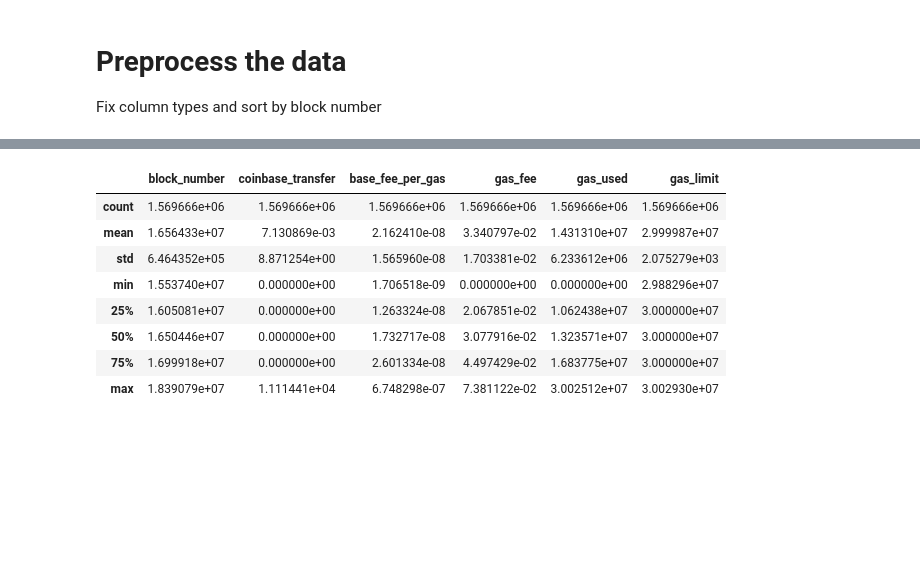
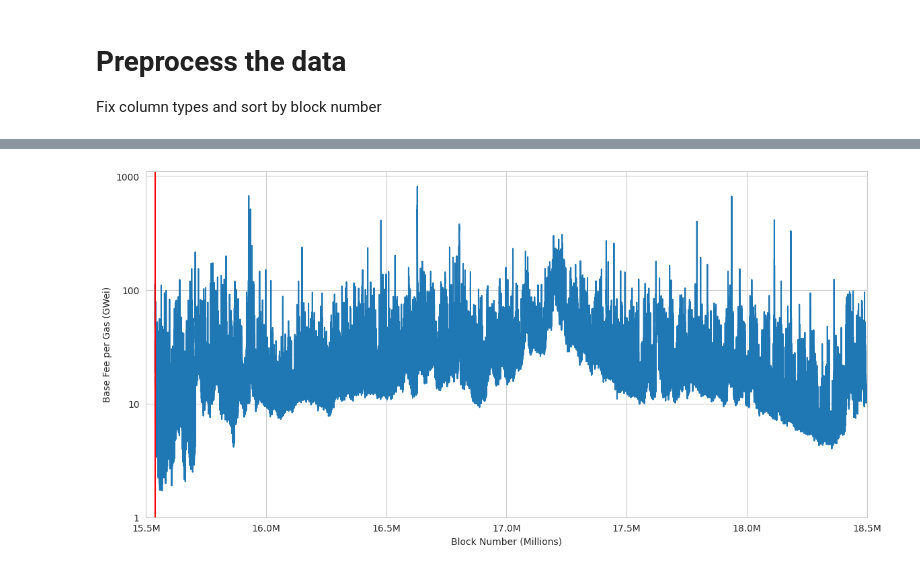
Before and after one commit to noushkia/TLSC, a Jupyter notebook: block_analysis.ipynb, the cells around one changed output, grey strips where cells are left out. Saved outputs shown, nothing was run; the diff lists cells and outputs as text; code cells hidden in the pictures; blank space fills up the shorter version.

```diff
--- a/block_analysis.ipynb
+++ b/block_analysis.ipynb
@@ -46,14 +41,27 @@ blocks_df.describe()
-# %%
-# Get the row with max gas fee
-normal_blocks = blocks_df[(blocks_df["gas_fee"] < 7.381128e-02)]
-normal_blocks.describe()
-# %% [output]
-|  | block_number | coinbase_transfer | base_fee_per_gas | gas_fee | gas_used | gas_limit |
-| count | 1.569666e+06 | 1.569666e+06 | 1.569666e+06 | 1.569666e+06 | 1.569666e+06 | 1.569666e+06 |
-| mean | 1.656433e+07 | 7.130869e-03 | 2.162410e-08 | 3.340797e-02 | 1.431310e+07 | 2.999987e+07 |
-| std | 6.464352e+05 | 8.871254e+00 | 1.565960e-08 | 1.703381e-02 | 6.233612e+06 | 2.075279e+03 |
-| min | 1.553740e+07 | 0.000000e+00 | 1.706518e-09 | 0.000000e+00 | 0.000000e+00 | 2.988296e+07 |
-| 25% | 1.605081e+07 | 0.000000e+00 | 1.263324e-08 | 2.067851e-02 | 1.062438e+07 | 3.000000e+07 |
-| 50% | 1.650446e+07 | 0.000000e+00 | 1.732717e-08 | 3.077916e-02 | 1.323571e+07 | 3.000000e+07 |
-| 75% | 1.699918e+07 | 0.000000e+00 | 2.601334e-08 | 4.497429e-02 | 1.683775e+07 | 3.000000e+07 |
-| max | 1.839079e+07 | 1.111441e+04 | 6.748298e-07 | 7.381122e-02 | 3.002512e+07 | 3.002930e+07 |
+# %%
+FONT_SIZE = 14
+# %%
+# Set seaborn style
+sns.set_style("whitegrid")
+
+# Plotting
+plt.figure(figsize=(12, 6))
+plt.plot(blocks_df['block_number'], blocks_df['base_fee_per_gas'])
+plt.xlabel('Block Number (Millions)')
+# draw a vertical line on block 15537393 and name it the Merge block
+plt.axvline(x=15537393, color='r', linestyle='-', label='Merge Block')
+plt.xticks(ticks=[15e6, 15.5e6, 16e6, 16.5e6, 17e6, 17.5e6, 18e6, 18.5e6, 19e6], labels=[f"{label/1e6}M" for label in plt.xticks()[0]])
+plt.ylabel('Base Fee per Gas (GWei)')
+# plt.title('Logarithmic Base Fee per Gas for Blocks')
+plt.grid(True)
+plt.yscale('log')  # Set y-axis to a logarithmic scale
+plt.yticks(ticks=[1, 10, 100, 1000], labels=["1", "10", "100", "1000"])
+plt.xlim(15.5e6, 18.5e6)
+# Adjust font sizes for a technical paper
+plt.rcParams.update({'font.size': FONT_SIZE, 'font.family': 'serif', 'font.serif': 'Times New Roman', 'text.usetex': True})
+
+plt.tight_layout()  # Add padding to the plot
+plt.savefig('./plots/base_fee_per_block.png', dpi=300)  # Save the plot as an image
+plt.show()
+# %% [output]
+[figure, added]
```
Also changed, not shown: parts of 33 cells of this notebook, 6 other files.
